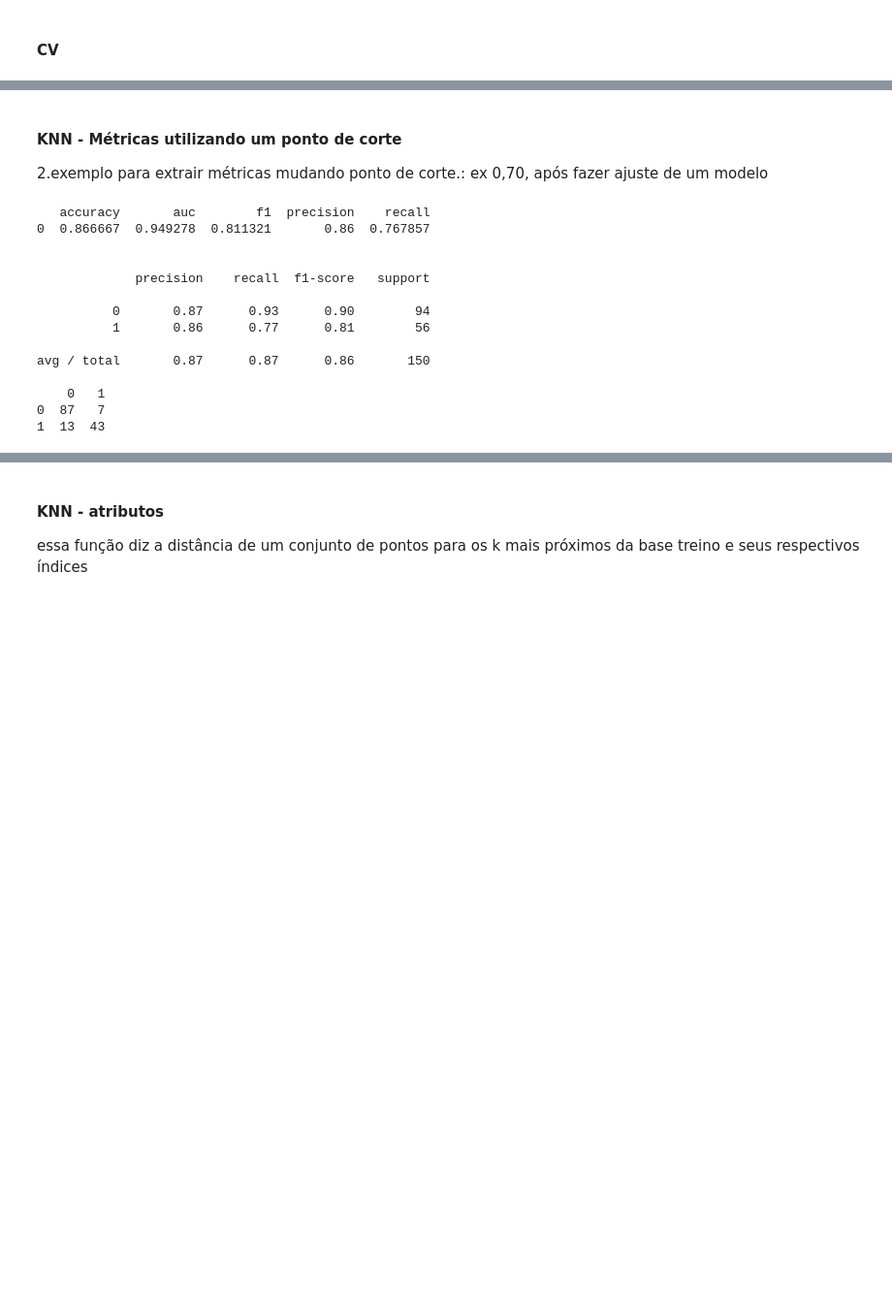
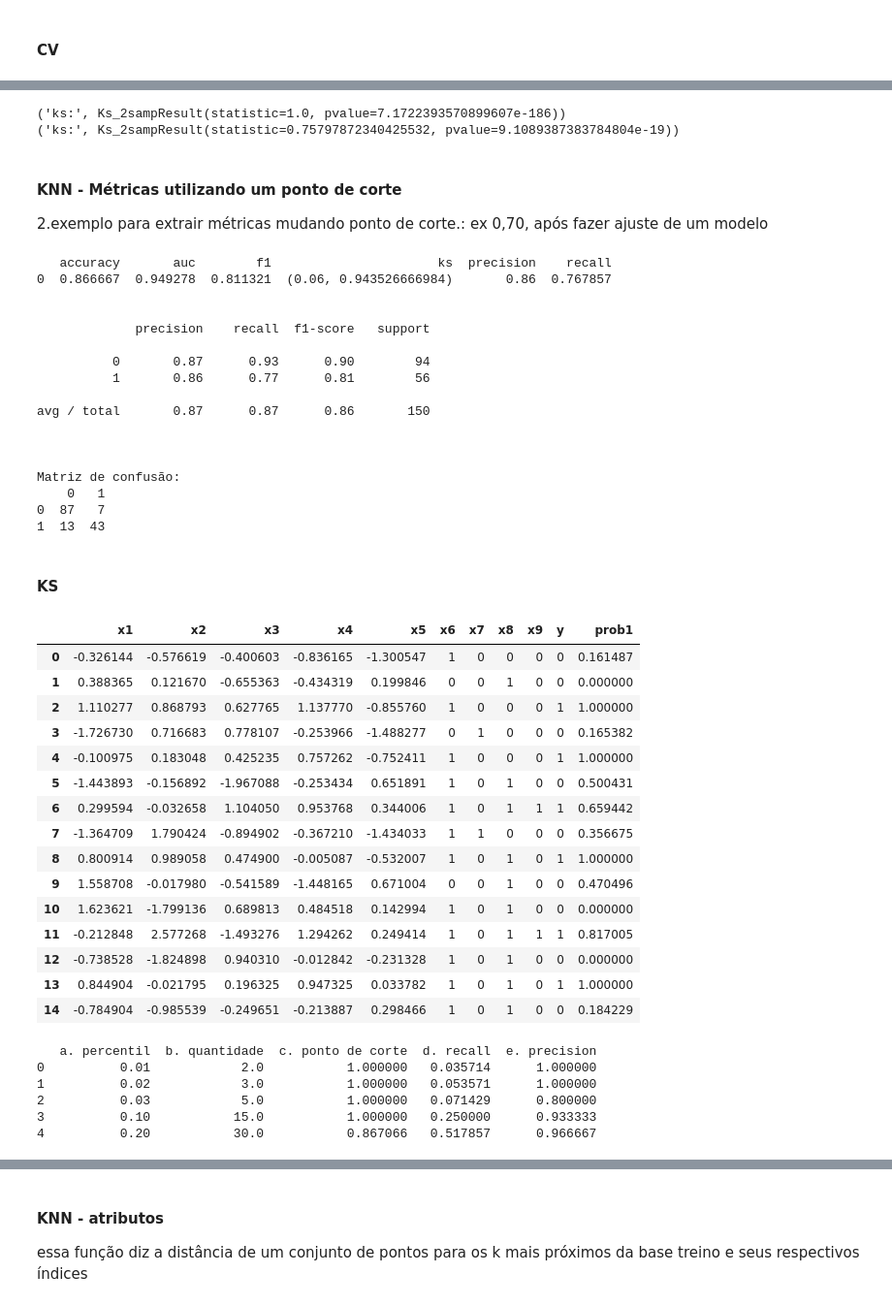
Before and after one commit to mopdc/python-codes, a Jupyter notebook: applied algorithms/classification methods examples/Classification Analysis Framework.ipynb, the cells around one changed output, grey strips where cells are left out. Shown at 97% size. Cells and saved outputs as stored; diff of their text form; code cells hidden in the pictures; blank space fills up the shorter version.

```diff
--- a/applied algorithms/classification methods examples/Classification Analysis Framework.ipynb
+++ b/applied algorithms/classification methods examples/Classification Analysis Framework.ipynb
@@ -509,14 +616,35 @@ avg / total       0.87      0.85      0.85       150
+# %%
+train_prob1_True1 = train_results[train_results.y == 1][['prob1']]
+train_prob1_True0 = train_results[train_results.y == 0][['prob1']]
+print ('ks:',stats.ks_2samp(train_prob1_True1.prob1, train_prob1_True0.prob1))
+
+
+test_prob1_True1 = test_results[test_results.y == 1][['prob1']]
+test_prob1_True0 = test_results[test_results.y == 0][['prob1']]
+print('ks:', stats.ks_2samp(test_prob1_True1.prob1, test_prob1_True0.prob1))
+# %% [output]
+('ks:', Ks_2sampResult(statistic=1.0, pvalue=7.1722393570899607e-186))
+('ks:', Ks_2sampResult(statistic=0.75797872340425532, pvalue=9.1089387383784804e-19))
 # %% [markdown]
 <a id='knn_cut'></a>
 #### KNN - Métricas utilizando um ponto de corte
 2.exemplo para extrair métricas mudando ponto de corte.: ex 0,70, após fazer ajuste de um modelo
 # %%
+ponto_de_corte = 0.7
+
 model = model.fit(X_train_final, y_train)
 y_test_pred = []
-y_test_prob = pd.DataFrame(model.predict_proba(X_test_final)).iloc[:,1]
 
-for i in range(len(y_test_prob)):
-    if y_test_prob[i] >= 0.70:
+test_probs = pd.DataFrame(model.predict_proba(X_test_final), columns = ['prob0', 'prob1'])
+train_probs = pd.DataFrame(model.predict_proba(X_train_final), columns = ['prob0', 'prob1'])
+
+test_prob1 = test_probs.iloc[:,1]
+test_prob0 = test_probs.iloc[:,0]
+train_prob1 = train_probs.iloc[:,1]
+train_prob0 = train_probs.iloc[:,0]
+
+for i in range(len(test_prob1)):
+    if test_prob1[i] >= ponto_de_corte:
         aux = 1
     else :
         aux = 0
@@ -525,10 +653,10 @@ for i in range(len(y_test_prob)):
 
 
 #print(y_test_prob, y_test_pred)
-metrics_output(y_test, y_test_pred, y_test_prob)
+metrics_output(y_test, y_test_pred, test_prob1, 1-test_prob1)
 # %% [output]
-   accuracy       auc        f1  precision    recall
-0  0.866667  0.949278  0.811321       0.86  0.767857
+   accuracy       auc        f1                      ks  precision    recall
+0  0.866667  0.949278  0.811321  (0.06, 0.943526666984)       0.86  0.767857
 
 
              precision    recall  f1-score   support
@@ -538,6 +666,43 @@ metrics_output(y_test, y_test_pred, y_test_prob)
 
 avg / total       0.87      0.87      0.86       150
 
+
+
+Matriz de confusão:
     0   1
 0  87   7
 1  13  43
+# %% [markdown]
+#### KS
+# %%
+tabela_final_treino = pd.concat([X_train_final, y_train, train_prob1], axis = 1)
+tabela_final_teste = pd.concat([X_test_final, y_test, test_prob1], axis = 1)
+
+tabela_final_teste.head(15)
+#tabela_percentis_recall_precision
+# %% [output]
+|  | x1 | x2 | x3 | x4 | x5 | x6 | x7 | x8 | x9 | y | prob1 |
+| 0 | -0.326144 | -0.576619 | -0.400603 | -0.836165 | -1.300547 | 1 | 0 | 0 | 0 | 0 | 0.161487 |
+| 1 | 0.388365 | 0.121670 | -0.655363 | -0.434319 | 0.199846 | 0 | 0 | 1 | 0 | 0 | 0.000000 |
+| 2 | 1.110277 | 0.868793 | 0.627765 | 1.137770 | -0.855760 | 1 | 0 | 0 | 0 | 1 | 1.000000 |
+| 3 | -1.726730 | 0.716683 | 0.778107 | -0.253966 | -1.488277 | 0 | 1 | 0 | 0 | 0 | 0.165382 |
+| 4 | -0.100975 | 0.183048 | 0.425235 | 0.757262 | -0.752411 | 1 | 0 | 0 | 0 | 1 | 1.000000 |
+| 5 | -1.443893 | -0.156892 | -1.967088 | -0.253434 | 0.651891 | 1 | 0 | 1 | 0 | 0 | 0.500431 |
+| 6 | 0.299594 | -0.032658 | 1.104050 | 0.953768 | 0.344006 | 1 | 0 | 1 | 1 | 1 | 0.659442 |
+| 7 | -1.364709 | 1.790424 | -0.894902 | -0.367210 | -1.434033 | 1 | 1 | 0 | 0 | 0 | 0.356675 |
+| 8 | 0.800914 | 0.989058 | 0.474900 | -0.005087 | -0.532007 | 1 | 0 | 1 | 0 | 1 | 1.000000 |
+| 9 | 1.558708 | -0.017980 | -0.541589 | -1.448165 | 0.671004 | 0 | 0 | 1 | 0 | 0 | 0.470496 |
+| 10 | 1.623621 | -1.799136 | 0.689813 | 0.484518 | 0.142994 | 1 | 0 | 1 | 0 | 0 | 0.000000 |
+| 11 | -0.212848 | 2.577268 | -1.493276 | 1.294262 | 0.249414 | 1 | 0 | 1 | 1 | 1 | 0.817005 |
+| 12 | -0.738528 | -1.824898 | 0.940310 | -0.012842 | -0.231328 | 1 | 0 | 1 | 0 | 0 | 0.000000 |
+| 13 | 0.844904 | -0.021795 | 0.196325 | 0.947325 | 0.033782 | 1 | 0 | 1 | 0 | 1 | 1.000000 |
+| 14 | -0.784904 | -0.985539 | -0.249651 | -0.213887 | 0.298466 | 1 | 0 | 1 | 0 | 0 | 0.184229 |
+# %%
+tabela_percentis_recall_precision(tabela_final_teste, 'prob1','y',quantiles = [0.01, 0.02, 0.03, 0.1,0.2])
+# %% [output]
+   a. percentil  b. quantidade  c. ponto de corte  d. recall  e. precision
+0          0.01            2.0           1.000000   0.035714      1.000000
+1          0.02            3.0           1.000000   0.053571      1.000000
+2          0.03            5.0           1.000000   0.071429      0.800000
+3          0.10           15.0           1.000000   0.250000      0.933333
+4          0.20           30.0           0.867066   0.517857      0.966667
```
Also changed, not shown: parts of 67 cells of this notebook.
